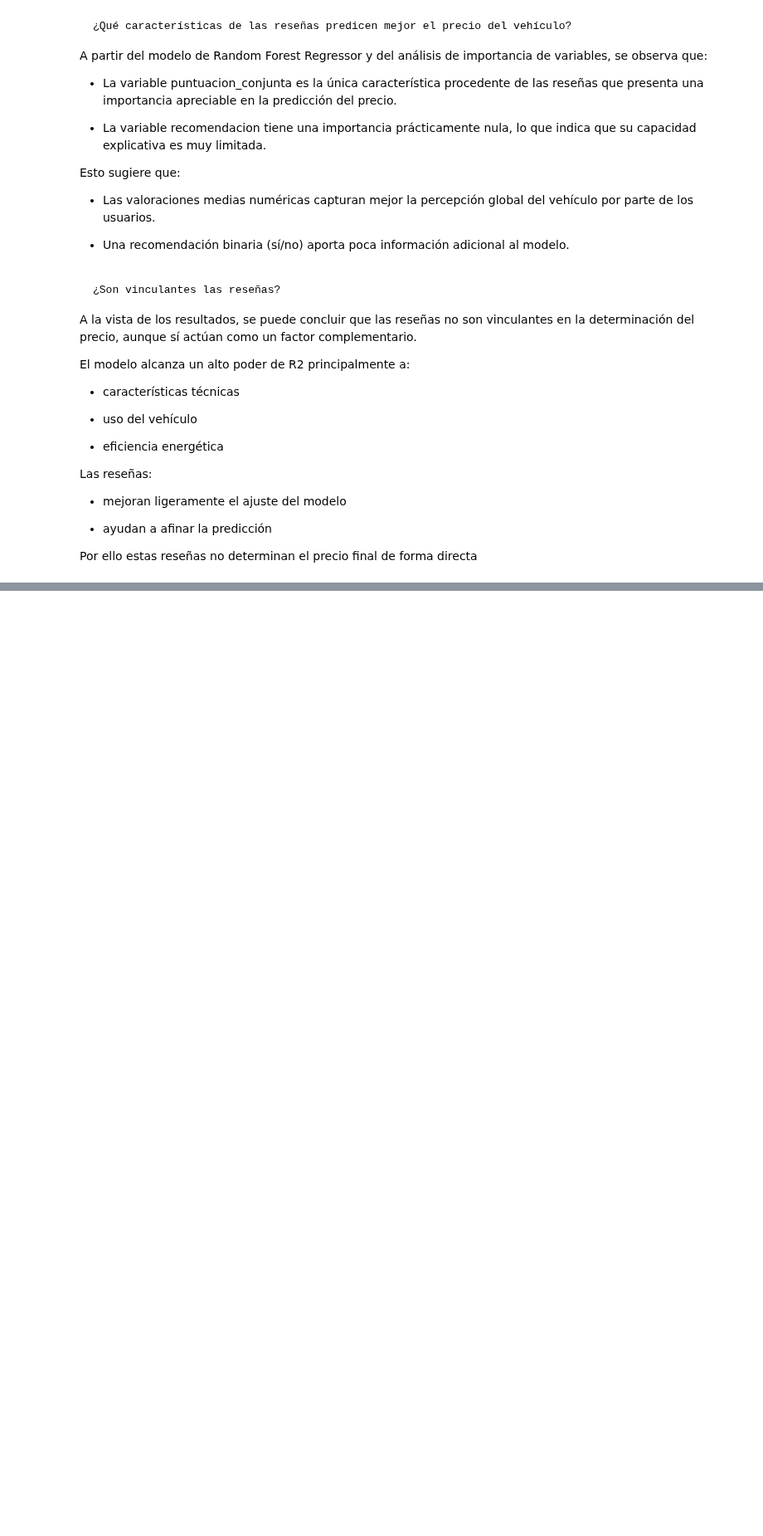
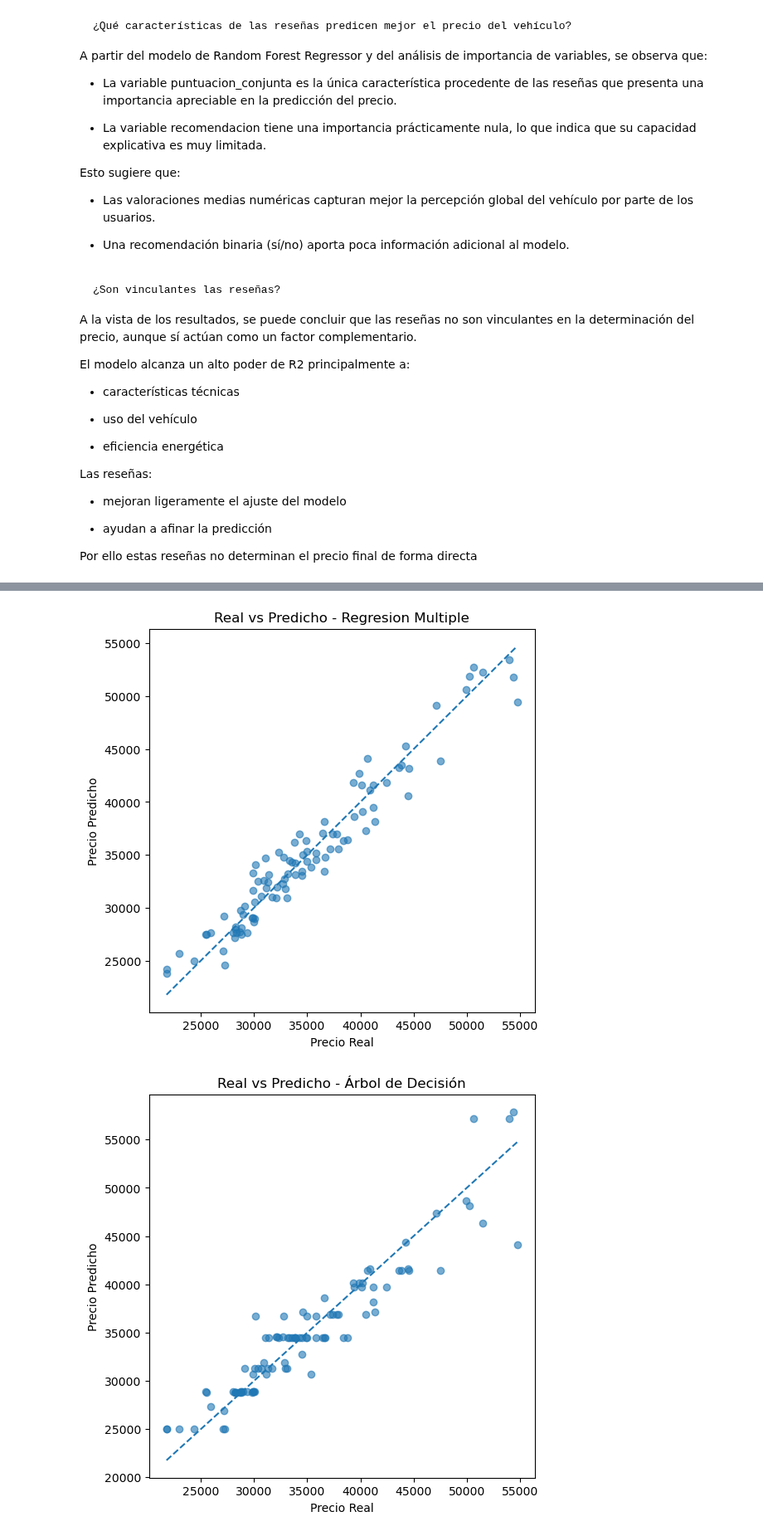
Before and after one commit to ccp0897/Sistema_Analisis_Mercado_Automocion, a Jupyter notebook: sistemaAnalisisAutomocion.ipynb, the cells around one changed output, grey strips where cells are left out. Shown at 83% size. Saved outputs shown, nothing was run; the diff lists cells and outputs as text; code cells hidden in the pictures; blank space fills up the shorter version.

```diff
--- a/sistemaAnalisisAutomocion.ipynb
+++ b/sistemaAnalisisAutomocion.ipynb
@@ -1256,0 +1264,4 @@ Por ello estas reseñas no determinan el precio final de forma directa
+# %%
+# Variables explicativas y objetivo
+X = df_modelos_prediccion_precio.drop(columns='precio_venta_real')
+y = df_modelos_prediccion_precio['precio_venta_real']
@@ -1256,0 +1326,8 @@ Por ello estas reseñas no determinan el precio final de forma directa
+# %%
+# Array con todos los modelos unidos
+modelos = {
+    "Regresion Multiple": modelo_multiple,
+    "Árbol de Decisión": modelo_arbol,
+    "SVM": mejor_svm,
+    "Perceptron Multicapa": modelo_mlp
+}
@@ -1256,0 +1360,35 @@ Por ello estas reseñas no determinan el precio final de forma directa
+# %%
+# Resultados y gráficos
+import matplotlib.pyplot as plt
+import seaborn as sns
+
+# Diccionario para guardar predicciones
+predicciones = {}
+
+for nombre, modelo in modelos.items():
+
+    # Para SVM y Perceptron multicapa usamos datos escalados
+    if nombre in ["SVM", "Perceptron Multicapa"]:
+        y_pred = modelo.predict(X_test_scaled)
+    else:
+        y_pred = modelo.predict(X_test)
+
+    predicciones[nombre] = y_pred
+# %%
+# Precio real vs predicho
+for nombre, y_pred in predicciones.items():
+
+    plt.figure(figsize=(6,6))
+    plt.scatter(y_test, y_pred, alpha=0.6)
+    plt.plot(
+        [y_test.min(), y_test.max()],
+        [y_test.min(), y_test.max()],
+        linestyle='--'
+    )
+    plt.title(f'Real vs Predicho - {nombre}')
+    plt.xlabel('Precio Real')
+    plt.ylabel('Precio Predicho')
+    plt.show() # Mostramos los graficos de predicción de cada modelo
+# %% [output]
+[figure, added]
+[figure, added]
```
Also changed, not shown: parts of 20 cells of this notebook, 1 other file.
